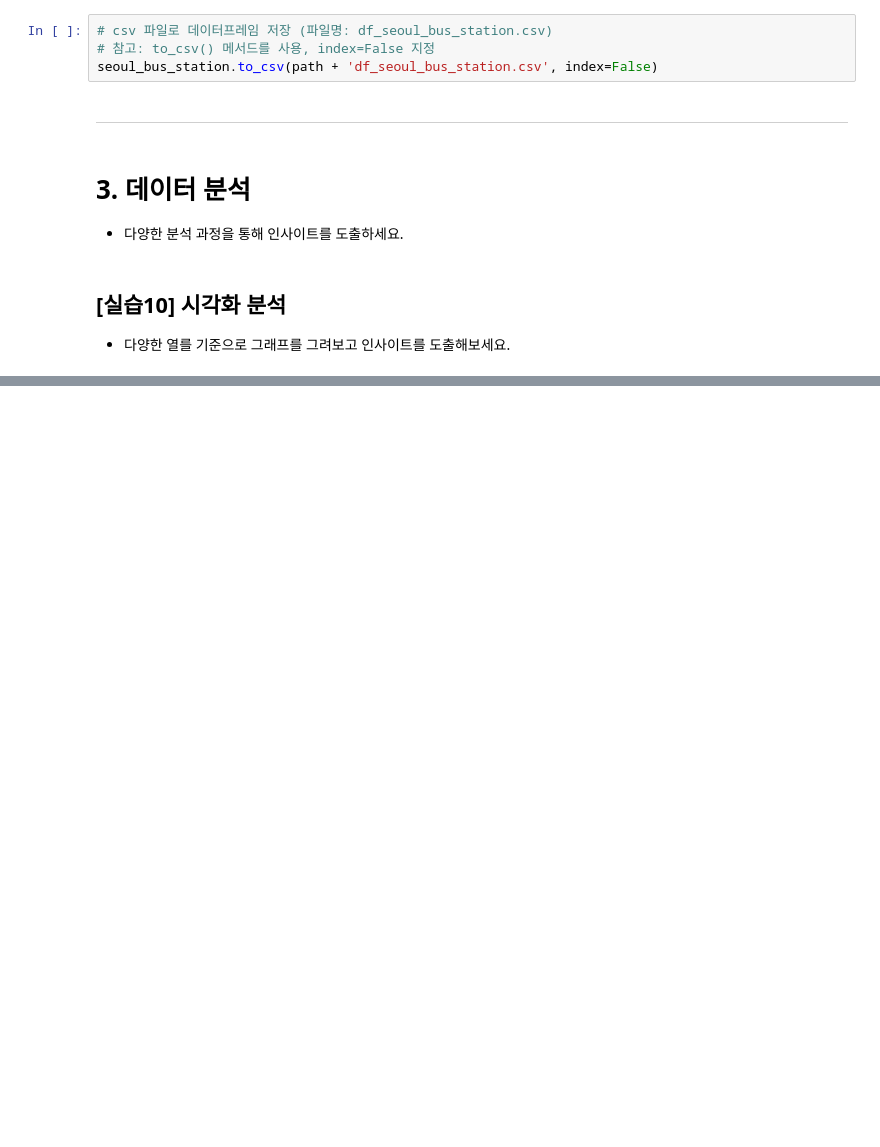
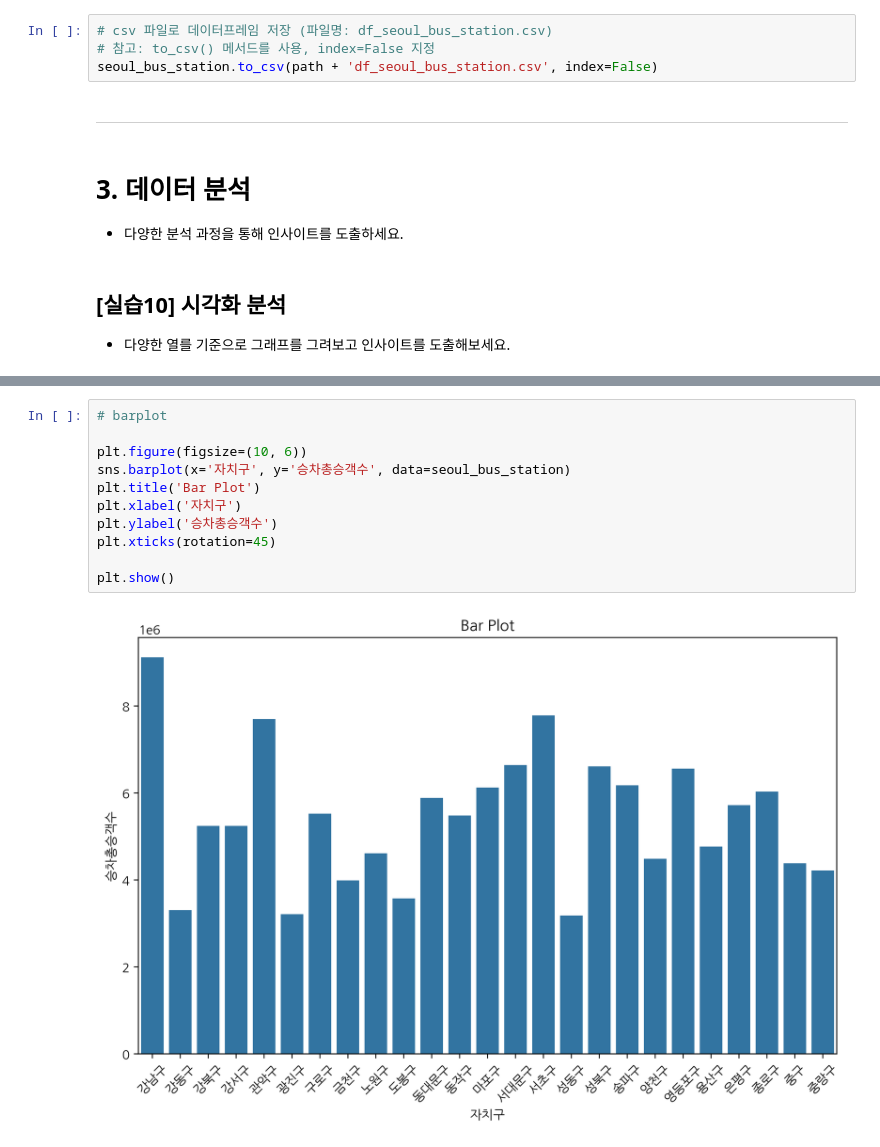
Before and after one commit to Lucky-SeoYounghyun/kt_aivle, a Jupyter notebook: mini_project_01/미션1.1 구별 버스정류장 분석.ipynb, the cells around one changed output, grey strips where cells are left out. Saved outputs shown, nothing was run; the diff lists cells and outputs as text; blank space fills up the shorter version.

```diff
--- a/mini_project_01/미션1.1 구별 버스정류장 분석.ipynb
+++ b/mini_project_01/미션1.1 구별 버스정류장 분석.ipynb
@@ -497 +517,14 @@ seoul_bus_station.to_csv(path + 'df_seoul_bus_station.csv', index=False)
+# %%
+# barplot
+
+plt.figure(figsize=(10, 6))
+sns.barplot(x='자치구', y='승차총승객수', data=seoul_bus_station)
+plt.title('Bar Plot')
+plt.xlabel('자치구')
+plt.ylabel('승차총승객수')
+plt.xticks(rotation=45)
+
+plt.show()
+# %% [output]
+[figure, added]
 # %%
```
Also changed, not shown: parts of 10 cells of this notebook, 3 other files.
